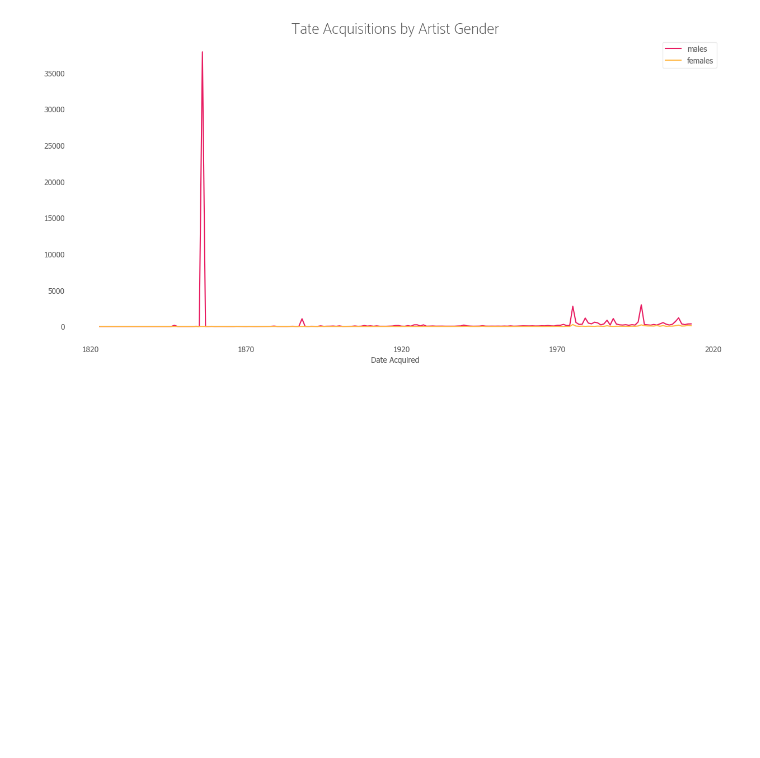
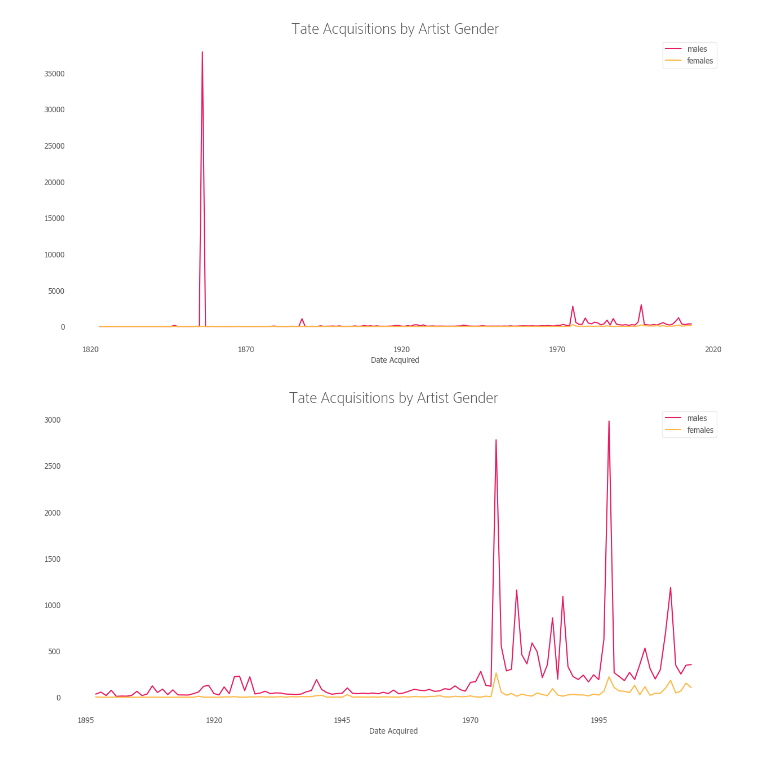
Before and after one commit to angelareplica/data-studio, a Jupyter notebook: code/02-tate-collection/Tate Collection Analysis.ipynb, the cells around one changed output. Drawn from its saved outputs; the diff is of its cells as text; code cells hidden in the pictures; blank space fills up the shorter version.

```diff
--- a/code/02-tate-collection/Tate Collection Analysis.ipynb
+++ b/code/02-tate-collection/Tate Collection Analysis.ipynb
@@ -180,2 +184,22 @@ ax.grid(False)
 # %% [output]
 [figure]
+# %%
+# the above chart is too heavily skewed by all the works from 1956, from Henry Tate's private collection
+# new dataframe showing the collection starting in the year 1897, when the Tate officially opened to the public
+df_1897 = df[df.acquisitionYear >= 1897]
+# %%
+ax = df_1897.resample('A', on='acquisitionYear_dt').sum().plot(y=['males', 'females'], figsize=(15,7), title='Tate Acquisitions by Artist Gender')
+ax.set_xlabel("Date Acquired")
+
+ax.title.set_fontsize(20)
+ax.title.set_fontname('Catamaran')
+
+ax.spines['top'].set_visible(False)
+ax.spines['left'].set_visible(False)
+ax.spines['bottom'].set_visible(False)
+ax.spines['right'].set_visible(False)
+ax.grid(False)
+plt.savefig("tate-gender-line-plot-post1897.pdf")
+plt.show()
+# %% [output]
+[figure, added]
```
Also changed, not shown: parts of 37 cells of this notebook, 3 other files.
